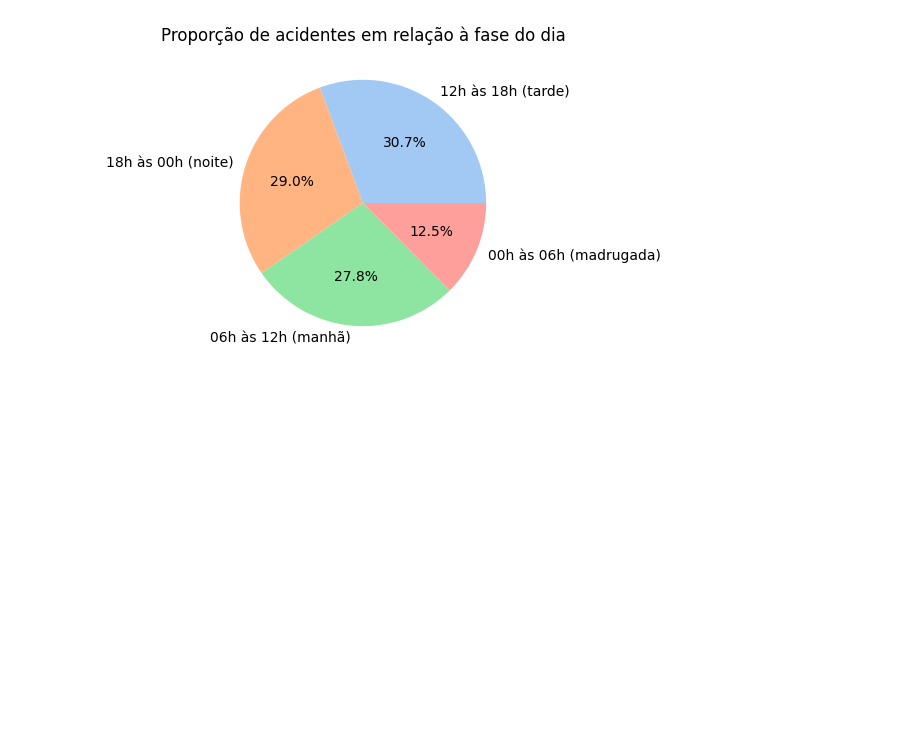
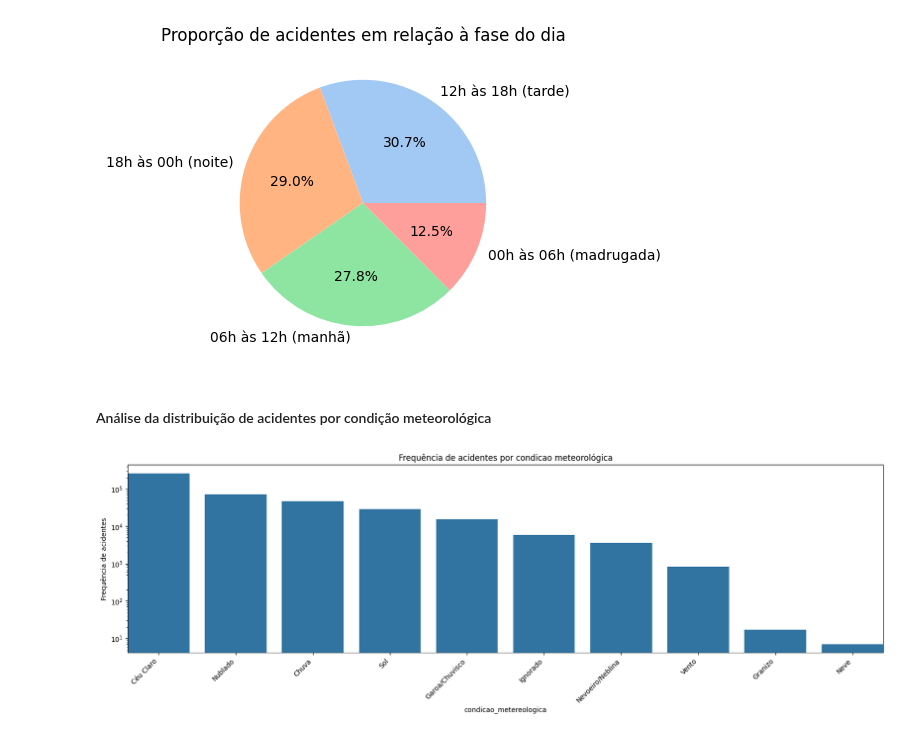
Before and after one commit to evidal1990/coderhouse_datascience, a Jupyter notebook: analysis/data_analysis.ipynb, the cells around one changed output. Drawn from its saved outputs; the diff is of its cells as text; code cells hidden in the pictures; blank space fills up the shorter version.

Commit message:
Análise da distribuição de acidentes por condição meteorológica

```diff
--- a/analysis/data_analysis.ipynb
+++ b/analysis/data_analysis.ipynb
@@ -448,3 +450,19 @@ draw_pie(
 )
 # %% [output]
 [figure]
+# %% [markdown]
+#### Análise da distribuição de acidentes por condição meteorológica
+# %%
+df = df_accidents["condicao_metereologica"].value_counts().reset_index()
+df.columns = ["condicao_metereologica", "frequencia"]
+
+draw_barplot(
+    enable_lineplot=False,
+    set_yscale=True,
+    df=df,
+    x="condicao_metereologica",
+    y="frequencia",
+    title="Frequência de acidentes por condicao meteorológica"
+)
+# %% [output]
+[figure, added]
```
Also changed, not shown: parts of 1 cell of this notebook.
